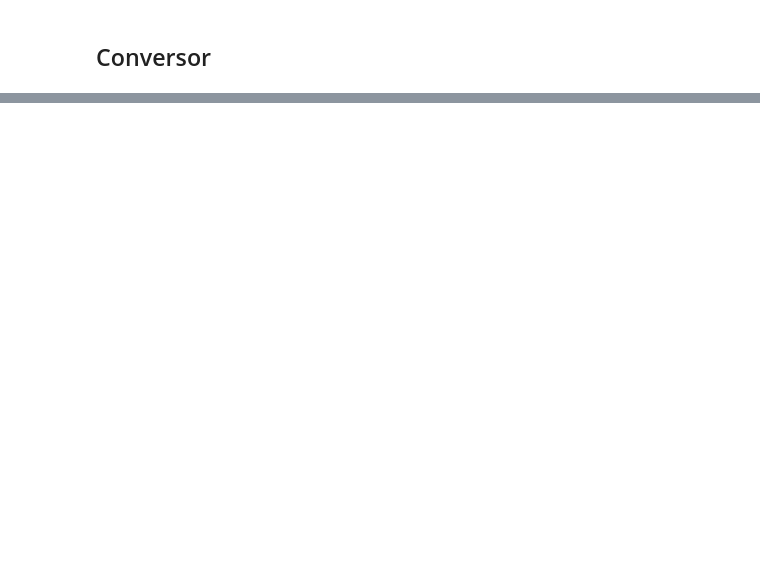
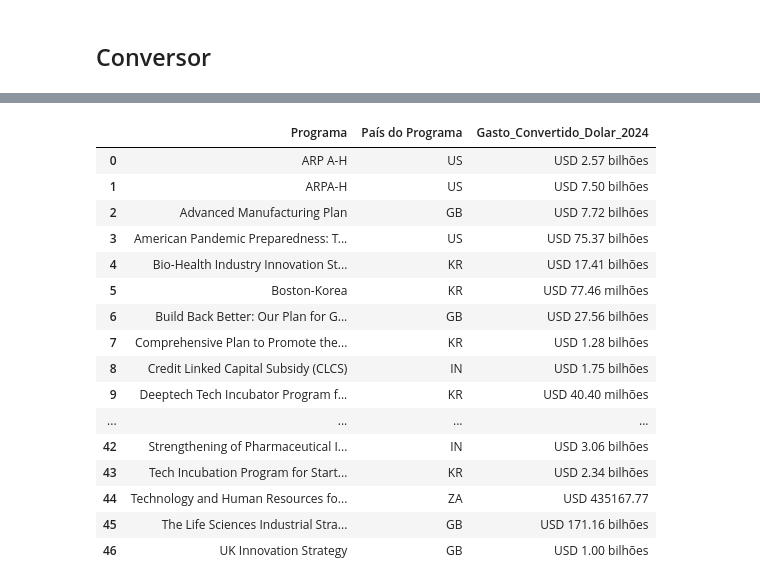
Before and after one commit to arthur-kt/PPP-Intertemporal-Converter, a Jupyter notebook: PPP_converter.ipynb, the cells around one changed output, grey strips where cells are left out. Saved outputs shown, nothing was run; the diff lists cells and outputs as text; code cells hidden in the pictures; blank space fills up the shorter version.

```diff
--- a/PPP_converter.ipynb
+++ b/PPP_converter.ipynb
@@ -583,0 +951,28 @@ df[['País do Programa', 'Programa', 'Descrição', 'Ano', 'Ano2', 'Gasto Local'
+# %%
+df_prog = agrupar_gastos_programa(df)
+
+# Convert 'Gasto_Convertido_Dolar_2024' to numeric before formatting
+df_prog['Gasto_Convertido_Dolar_2024'] = pd.to_numeric(df_prog['Gasto_Convertido_Dolar_2024'], errors='coerce')
+
+# Apply formatting only once
+df_prog['Gasto_Convertido_Dolar_2024'] = df_prog['Gasto_Convertido_Dolar_2024'].apply(formatar_valor_dolar)
+
+df_prog
+# %% [output]
+|  | Programa | País do Programa | Gasto_Convertido_Dolar_2024 |
+| 0 | ARP A-H | US | USD 2.57 bilhões |
+| 1 | ARPA-H | US | USD 7.50 bilhões |
+| 2 | Advanced Manufacturing Plan | GB | USD 7.72 bilhões |
+| 3 | American Pandemic Preparedness: T... | US | USD 75.37 bilhões |
+| 4 | Bio-Health Industry Innovation St... | KR | USD 17.41 bilhões |
+| 5 | Boston-Korea | KR | USD 77.46 milhões |
+| 6 | Build Back Better: Our Plan for G... | GB | USD 27.56 bilhões |
+| 7 | Comprehensive Plan to Promote the... | KR | USD 1.28 bilhões |
+| 8 | Credit Linked Capital Subsidy (CLCS) | IN | USD 1.75 bilhões |
+| 9 | Deeptech Tech Incubator Program f... | KR | USD 40.40 milhões |
+| ... | ... | ... | ... |
+| 42 | Strengthening of Pharmaceutical I... | IN | USD 3.06 bilhões |
+| 43 | Tech Incubation Program for Start... | KR | USD 2.34 bilhões |
+| 44 | Technology and Human Resources fo... | ZA | USD 435167.77 |
+| 45 | The Life Sciences Industrial Stra... | GB | USD 171.16 bilhões |
+| 46 | UK Innovation Strategy | GB | USD 1.00 bilhões |
```
Also changed, not shown: parts of 7 cells of this notebook.
